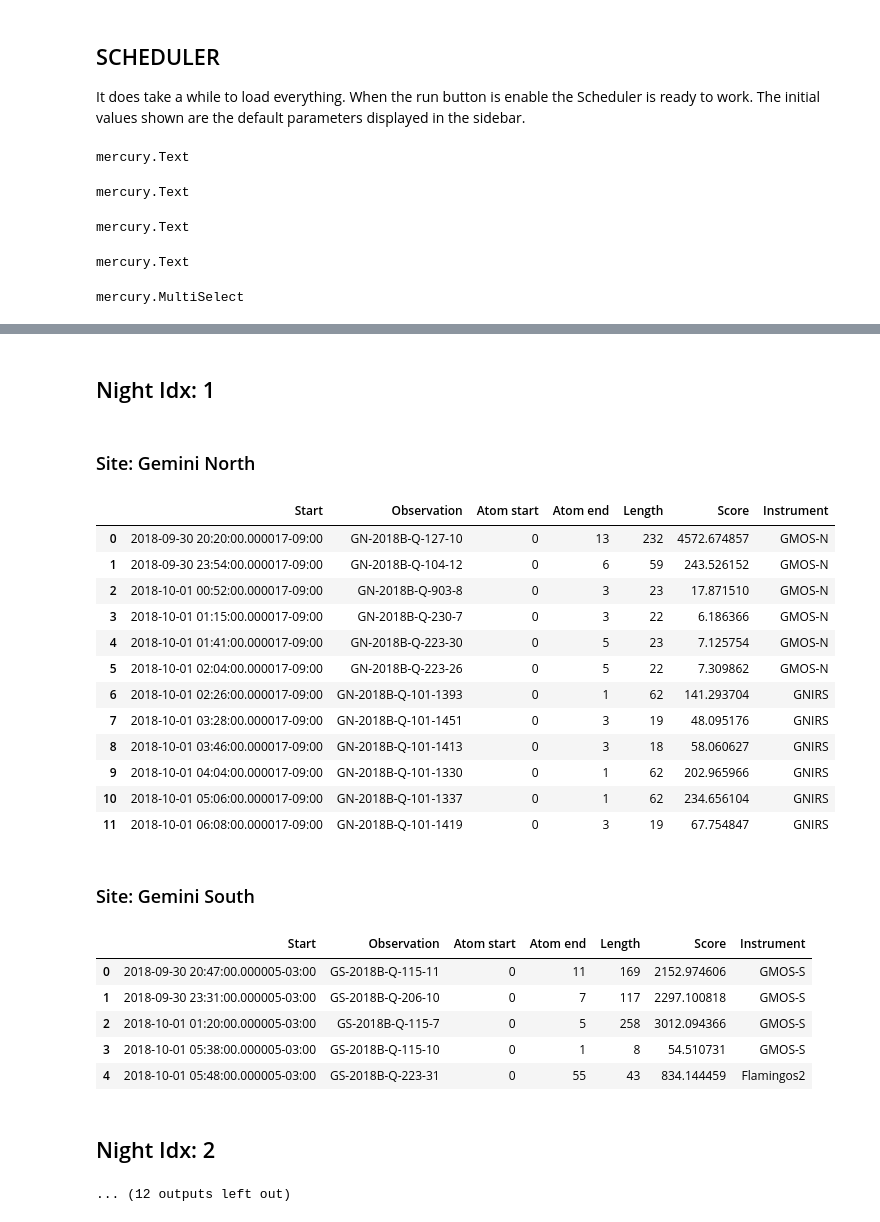
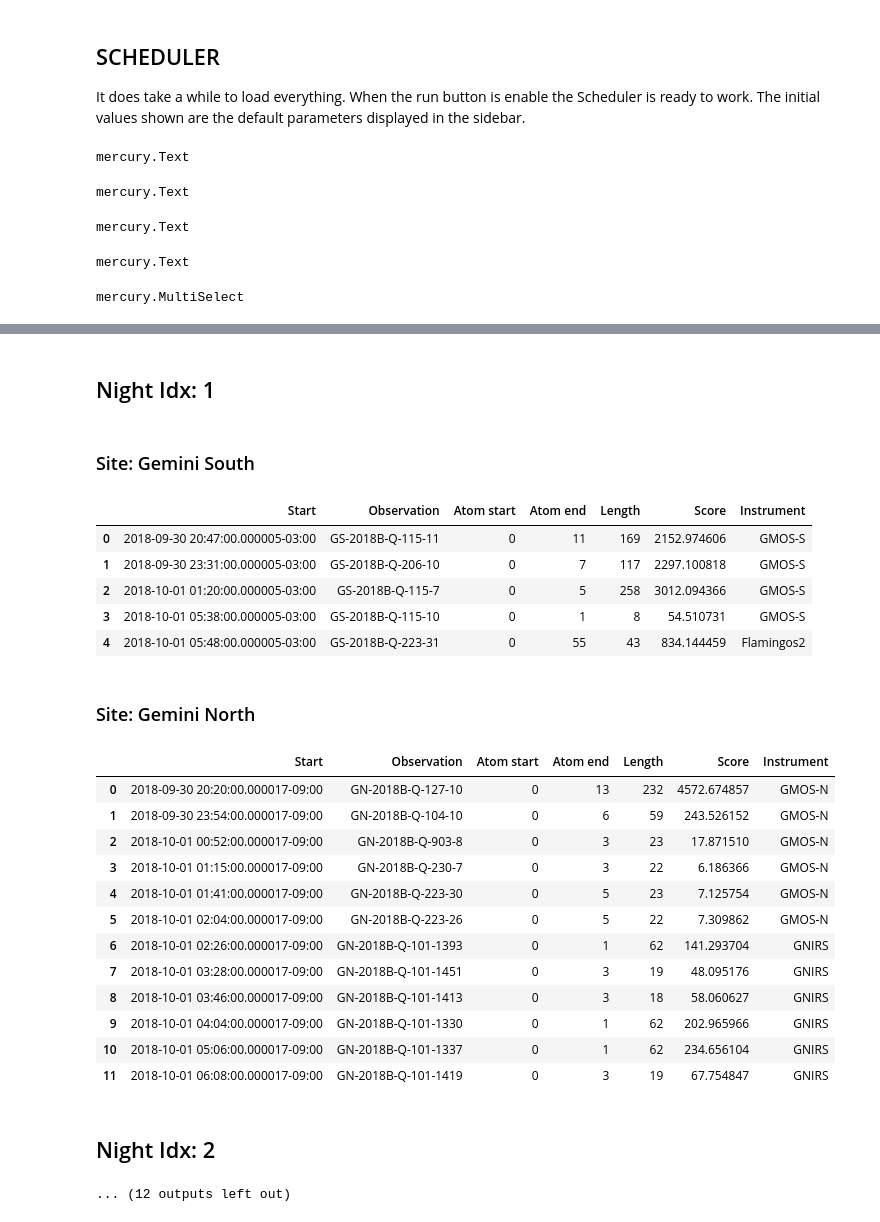
Before and after one commit to gemini-hlsw/scheduler, a Jupyter notebook: demo/demo.ipynb, the cells around one changed output, grey strips where cells are left out. Cells and saved outputs as stored; diff of their text form; code cells hidden in the pictures.

Commit message:
SCHED-419: Clean greedymax output

```diff
--- a/demo/demo.ipynb
+++ b/demo/demo.ipynb
@@ -98,7 +98,7 @@ collector.load_programs(program_provider_class=OcsProgramProvider,
 
 print_collector_info(collector, samples=10)
 
-selector = SchedulerBuilder.build_selector(collector, hitnum_nights_to_schedule=3);
+selector = SchedulerBuilder.build_selector(collector, num_nights_to_schedule=3);
 
 # Prepare the optimizer.
 optimizer_blueprint = OptimizerBlueprint(
@@ -177,24 +177,24 @@ Night 3
 ## Night Idx: 1
-### Site: Gemini North
+### Site: Gemini South
 |  | Start | Observation | Atom start | Atom end | Length | Score | Instrument |
-| 0 | 2018-09-30 20:20:00.000017-09:00 | GN-2018B-Q-127-10 | 0 | 13 | 232 | 4572.674857 | GMOS-N |
-| 1 | 2018-09-30 23:54:00.000017-09:00 | GN-2018B-Q-104-12 | 0 | 6 | 59 | 243.526152 | GMOS-N |
-| 2 | 2018-10-01 00:52:00.000017-09:00 | GN-2018B-Q-903-8 | 0 | 3 | 23 | 17.871510 | GMOS-N |
-| 3 | 2018-10-01 01:15:00.000017-09:00 | GN-2018B-Q-230-7 | 0 | 3 | 22 | 6.186366 | GMOS-N |
-| 4 | 2018-10-01 01:41:00.000017-09:00 | GN-2018B-Q-223-30 | 0 | 5 | 23 | 7.125754 | GMOS-N |
-| 5 | 2018-10-01 02:04:00.000017-09:00 | GN-2018B-Q-223-26 | 0 | 5 | 22 | 7.309862 | GMOS-N |
-| 6 | 2018-10-01 02:26:00.000017-09:00 | GN-2018B-Q-101-1393 | 0 | 1 | 62 | 141.293704 | GNIRS |
-| 7 | 2018-10-01 03:28:00.000017-09:00 | GN-2018B-Q-101-1451 | 0 | 3 | 19 | 48.095176 | GNIRS |
-| 8 | 2018-10-01 03:46:00.000017-09:00 | GN-2018B-Q-101-1413 | 0 | 3 | 18 | 58.060627 | GNIRS |
-| 9 | 2018-10-01 04:04:00.000017-09:00 | GN-2018B-Q-101-1330 | 0 | 1 | 62 | 202.965966 | GNIRS |
-| 10 | 2018-10-01 05:06:00.000017-09:00 | GN-2018B-Q-101-1337 | 0 | 1 | 62 | 234.656104 | GNIRS |
-| 11 | 2018-10-01 06:08:00.000017-09:00 | GN-2018B-Q-101-1419 | 0 | 3 | 19 | 67.754847 | GNIRS |
+| 0 | 2018-09-30 20:47:00.000005-03:00 | GS-2018B-Q-115-11 | 0 | 11 | 169 | 2152.974606 | GMOS-S |
+| 1 | 2018-09-30 23:31:00.000005-03:00 | GS-2018B-Q-206-10 | 0 | 7 | 117 | 2297.100818 | GMOS-S |
+| 2 | 2018-10-01 01:20:00.000005-03:00 | GS-2018B-Q-115-7 | 0 | 5 | 258 | 3012.094366 | GMOS-S |
+| 3 | 2018-10-01 05:38:00.000005-03:00 | GS-2018B-Q-115-10 | 0 | 1 | 8 | 54.510731 | GMOS-S |
+| 4 | 2018-10-01 05:48:00.000005-03:00 | GS-2018B-Q-223-31 | 0 | 55 | 43 | 834.144459 | Flamingos2 |
-### Site: Gemini South
+### Site: Gemini North
 |  | Start | Observation | Atom start | Atom end | Length | Score | Instrument |
-| 0 | 2018-09-30 20:47:00.000005-03:00 | GS-2018B-Q-115-11 | 0 | 11 | 169 | 2152.974606 | GMOS-S |
-| 1 | 2018-09-30 23:31:00.000005-03:00 | GS-2018B-Q-206-10 | 0 | 7 | 117 | 2297.100818 | GMOS-S |
-| 2 | 2018-10-01 01:20:00.000005-03:00 | GS-2018B-Q-115-7 | 0 | 5 | 258 | 3012.094366 | GMOS-S |
-| 3 | 2018-10-01 05:38:00.000005-03:00 | GS-2018B-Q-115-10 | 0 | 1 | 8 | 54.510731 | GMOS-S |
-| 4 | 2018-10-01 05:48:00.000005-03:00 | GS-2018B-Q-223-31 | 0 | 55 | 43 | 834.144459 | Flamingos2 |
+| 0 | 2018-09-30 20:20:00.000017-09:00 | GN-2018B-Q-127-10 | 0 | 13 | 232 | 4572.674857 | GMOS-N |
+| 1 | 2018-09-30 23:54:00.000017-09:00 | GN-2018B-Q-104-10 | 0 | 6 | 59 | 243.526152 | GMOS-N |
+| 2 | 2018-10-01 00:52:00.000017-09:00 | GN-2018B-Q-903-8 | 0 | 3 | 23 | 17.871510 | GMOS-N |
+| 3 | 2018-10-01 01:15:00.000017-09:00 | GN-2018B-Q-230-7 | 0 | 3 | 22 | 6.186366 | GMOS-N |
+| 4 | 2018-10-01 01:41:00.000017-09:00 | GN-2018B-Q-223-30 | 0 | 5 | 23 | 7.125754 | GMOS-N |
+| 5 | 2018-10-01 02:04:00.000017-09:00 | GN-2018B-Q-223-26 | 0 | 5 | 22 | 7.309862 | GMOS-N |
+| 6 | 2018-10-01 02:26:00.000017-09:00 | GN-2018B-Q-101-1393 | 0 | 1 | 62 | 141.293704 | GNIRS |
+| 7 | 2018-10-01 03:28:00.000017-09:00 | GN-2018B-Q-101-1451 | 0 | 3 | 19 | 48.095176 | GNIRS |
+| 8 | 2018-10-01 03:46:00.000017-09:00 | GN-2018B-Q-101-1413 | 0 | 3 | 18 | 58.060627 | GNIRS |
+| 9 | 2018-10-01 04:04:00.000017-09:00 | GN-2018B-Q-101-1330 | 0 | 1 | 62 | 202.965966 | GNIRS |
+| 10 | 2018-10-01 05:06:00.000017-09:00 | GN-2018B-Q-101-1337 | 0 | 1 | 62 | 234.656104 | GNIRS |
+| 11 | 2018-10-01 06:08:00.000017-09:00 | GN-2018B-Q-101-1419 | 0 | 3 | 19 | 67.754847 | GNIRS |
 ## Night Idx: 2
 ... (12 outputs left out)
```
Also changed, not shown: parts of 1 cell of this notebook, 1 other file.
